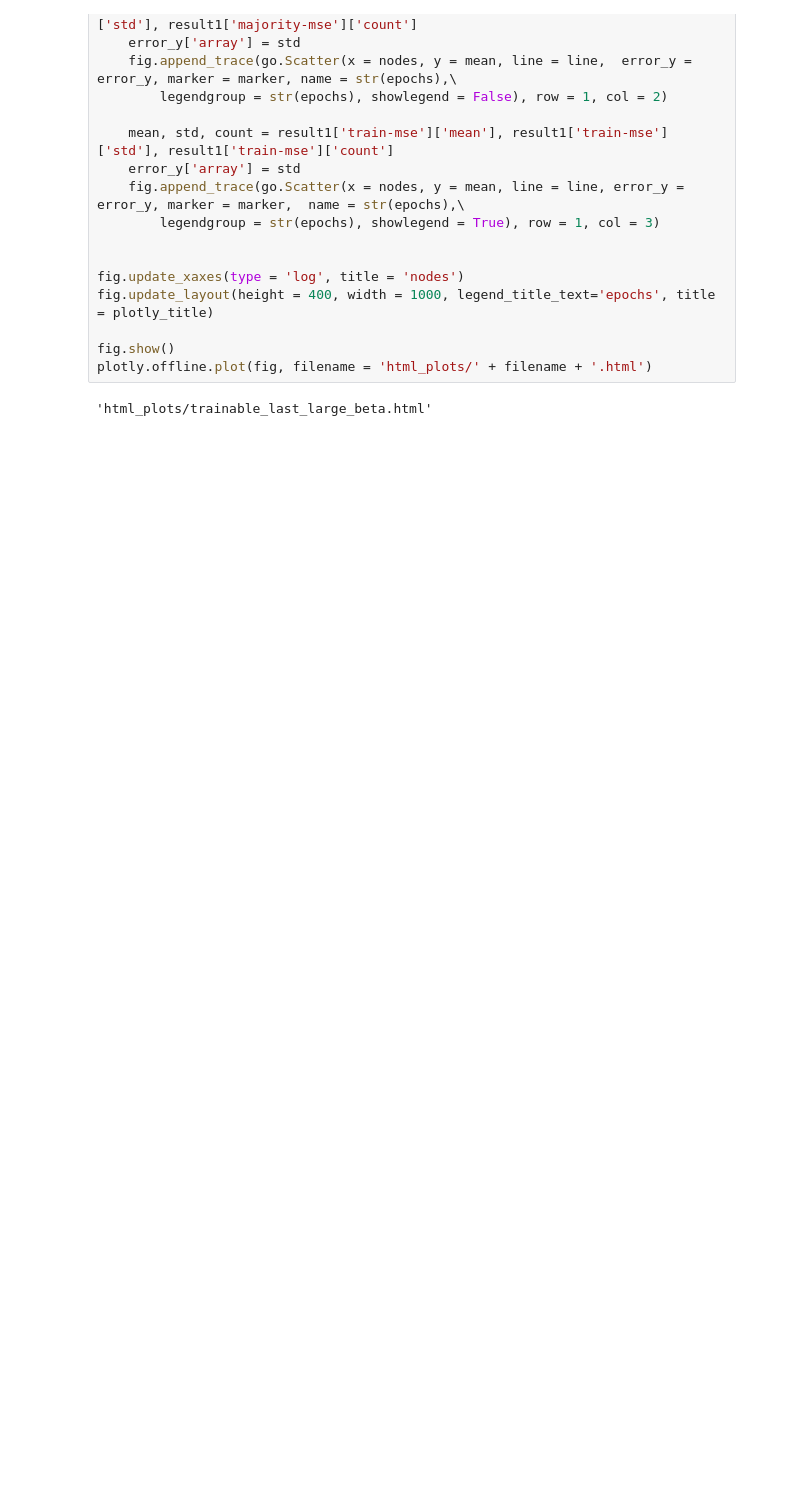
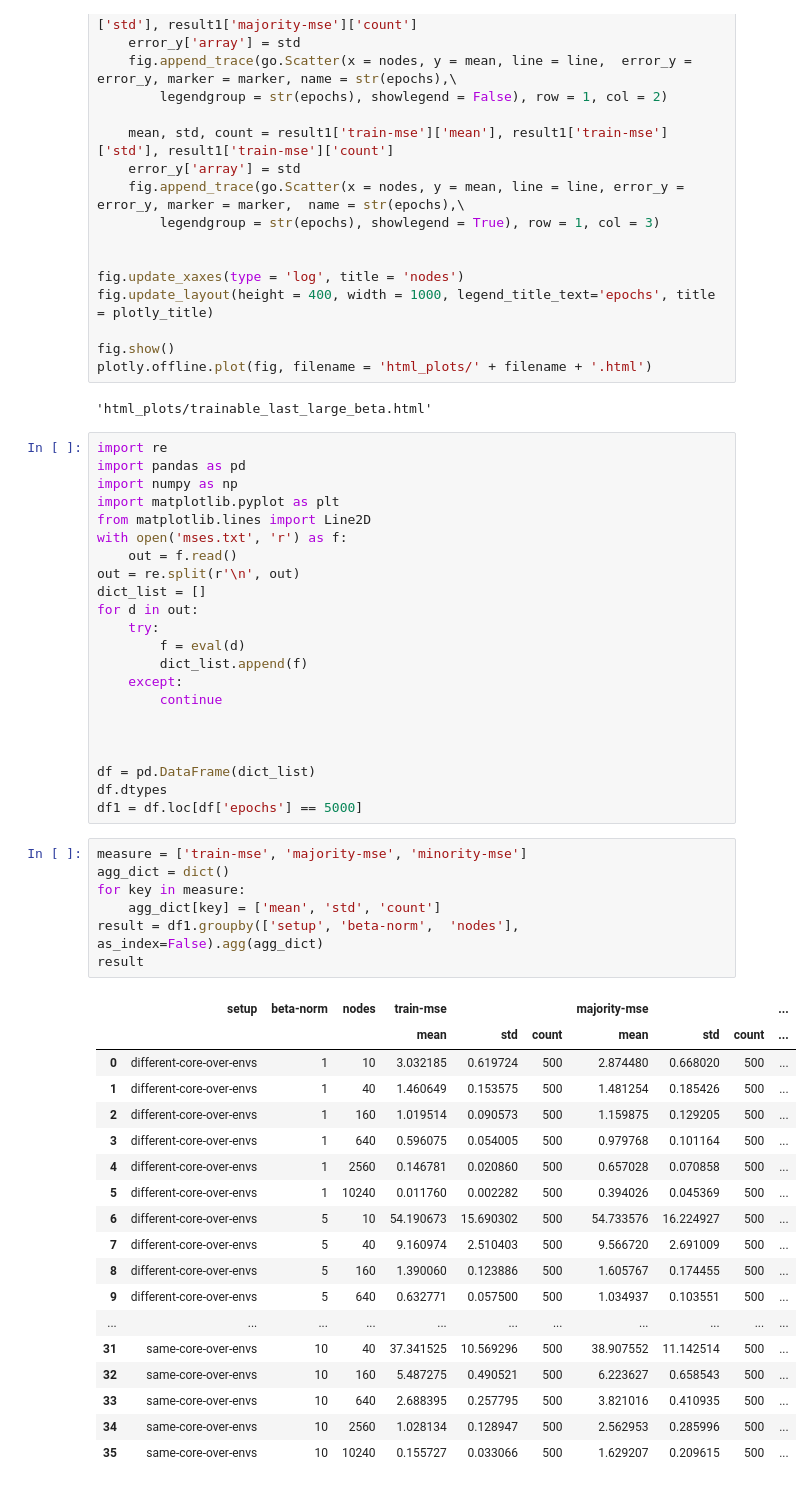
Before and after one commit to smaityumich/overparameterized-group-fairness, a Jupyter notebook: plots.ipynb, the cells around one changed output. Cells and saved outputs as stored; diff of their text form; blank space fills up the shorter version.

```diff
--- a/plots.ipynb
+++ b/plots.ipynb
@@ -128,3 +128,51 @@ fig.show()
 plotly.offline.plot(fig, filename = 'html_plots/' + filename + '.html')
 # %% [output]
 'html_plots/trainable_last_large_beta.html'
+# %%
+import re
+import pandas as pd
+import numpy as np
+import matplotlib.pyplot as plt
+from matplotlib.lines import Line2D
+with open('mses.txt', 'r') as f:
+    out = f.read()
+out = re.split(r'\n', out)
+dict_list = []
+for d in out:
+    try:
+        f = eval(d)
+        dict_list.append(f)
+    except:
+        continue
+
+
+
+df = pd.DataFrame(dict_list)
+df.dtypes
+df1 = df.loc[df['epochs'] == 5000]
+# %%
+measure = ['train-mse', 'majority-mse', 'minority-mse']
+agg_dict = dict()
+for key in measure:
+    agg_dict[key] = ['mean', 'std', 'count']
+result = df1.groupby(['setup', 'beta-norm',  'nodes'], as_index=False).agg(agg_dict)
+result
+# %% [output]
+|  | setup | beta-norm | nodes | train-mse |  |  | majority-mse |  |  | ... |
+|  |  |  |  | mean | std | count | mean | std | count | ... |
+| 0 | different-core-over-envs | 1 | 10 | 3.032185 | 0.619724 | 500 | 2.874480 | 0.668020 | 500 | ... |
+| 1 | different-core-over-envs | 1 | 40 | 1.460649 | 0.153575 | 500 | 1.481254 | 0.185426 | 500 | ... |
+| 2 | different-core-over-envs | 1 | 160 | 1.019514 | 0.090573 | 500 | 1.159875 | 0.129205 | 500 | ... |
+| 3 | different-core-over-envs | 1 | 640 | 0.596075 | 0.054005 | 500 | 0.979768 | 0.101164 | 500 | ... |
+| 4 | different-core-over-envs | 1 | 2560 | 0.146781 | 0.020860 | 500 | 0.657028 | 0.070858 | 500 | ... |
+| 5 | different-core-over-envs | 1 | 10240 | 0.011760 | 0.002282 | 500 | 0.394026 | 0.045369 | 500 | ... |
+| 6 | different-core-over-envs | 5 | 10 | 54.190673 | 15.690302 | 500 | 54.733576 | 16.224927 | 500 | ... |
+| 7 | different-core-over-envs | 5 | 40 | 9.160974 | 2.510403 | 500 | 9.566720 | 2.691009 | 500 | ... |
+| 8 | different-core-over-envs | 5 | 160 | 1.390060 | 0.123886 | 500 | 1.605767 | 0.174455 | 500 | ... |
+| 9 | different-core-over-envs | 5 | 640 | 0.632771 | 0.057500 | 500 | 1.034937 | 0.103551 | 500 | ... |
+| ... | ... | ... | ... | ... | ... | ... | ... | ... | ... | ... |
+| 31 | same-core-over-envs | 10 | 40 | 37.341525 | 10.569296 | 500 | 38.907552 | 11.142514 | 500 | ... |
+| 32 | same-core-over-envs | 10 | 160 | 5.487275 | 0.490521 | 500 | 6.223627 | 0.658543 | 500 | ... |
+| 33 | same-core-over-envs | 10 | 640 | 2.688395 | 0.257795 | 500 | 3.821016 | 0.410935 | 500 | ... |
+| 34 | same-core-over-envs | 10 | 2560 | 1.028134 | 0.128947 | 500 | 2.562953 | 0.285996 | 500 | ... |
+| 35 | same-core-over-envs | 10 | 10240 | 0.155727 | 0.033066 | 500 | 1.629207 | 0.209615 | 500 | ... |
```
Also changed, not shown: parts of 4 cells of this notebook, 3 other files.
